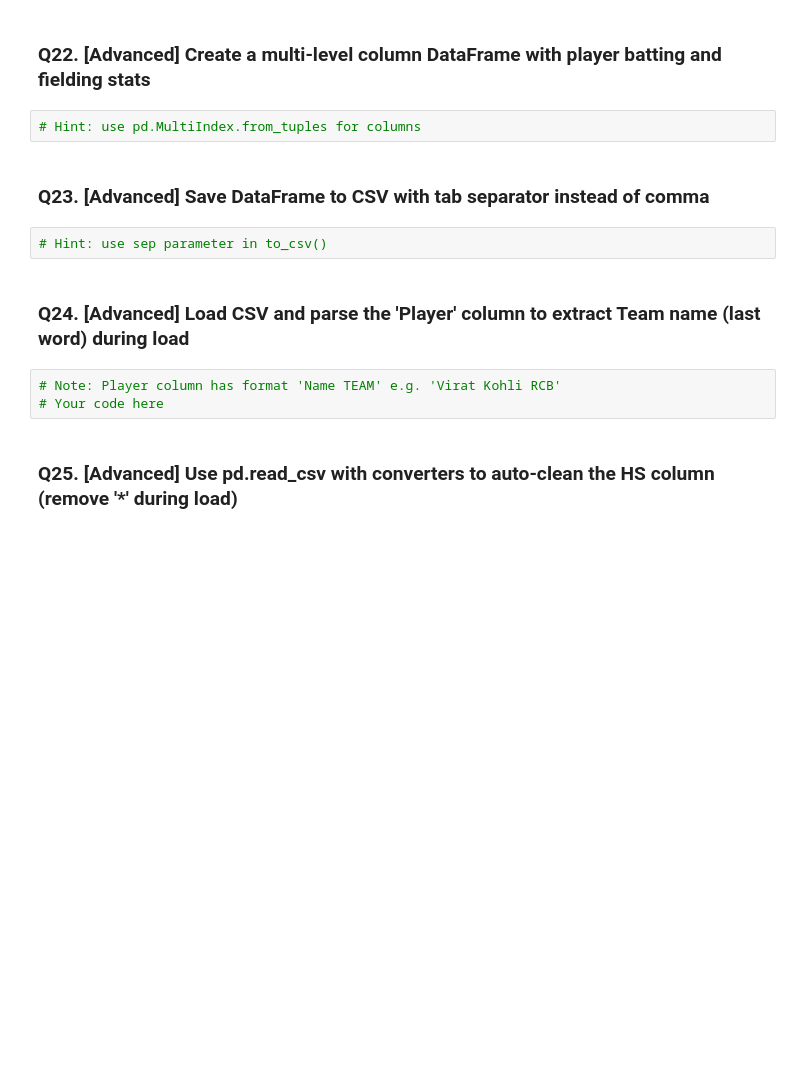
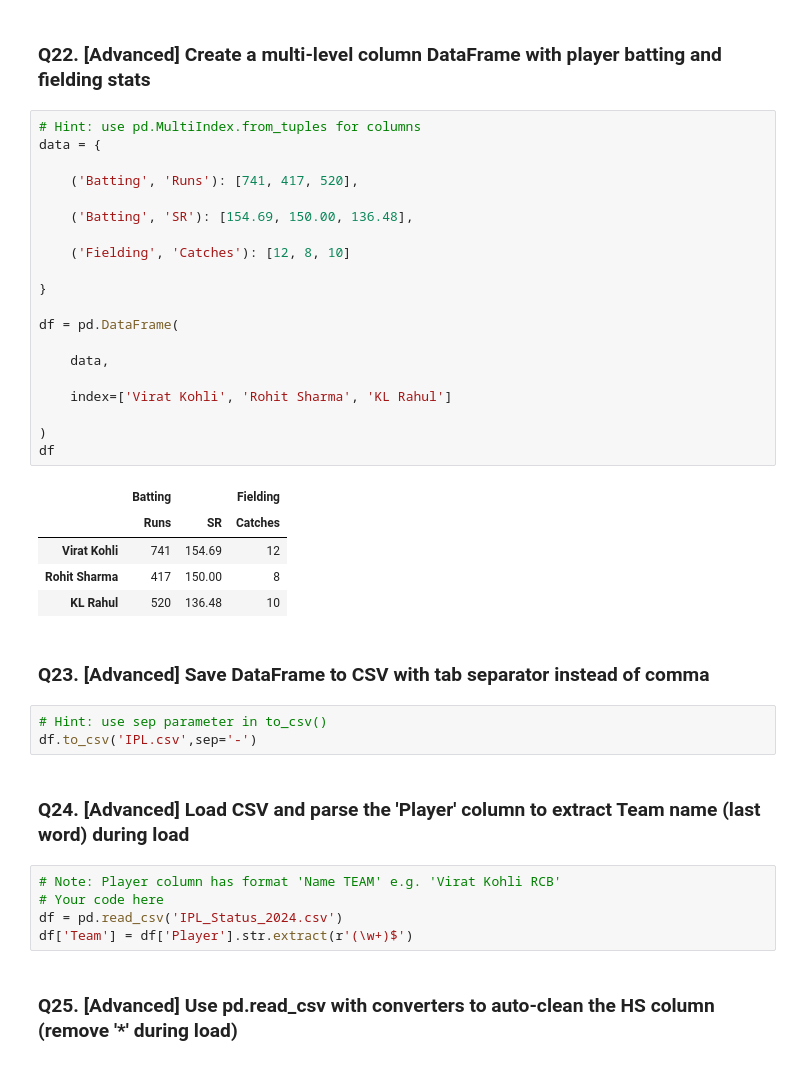
Before and after one commit to Harshit-kumar38/IPL-Dataset-Analysis-Pandas-, a Jupyter notebook: IPL_Pandas_Practice_275Q.ipynb, the cells around one changed output. Saved outputs shown, nothing was run; the diff lists cells and outputs as text; blank space fills up the shorter version.

```diff
--- a/IPL_Pandas_Practice_275Q.ipynb
+++ b/IPL_Pandas_Practice_275Q.ipynb
@@ -194,15 +313,42 @@ import json
 ### Q22. [Advanced] Create a multi-level column DataFrame with player batting and fielding stats
 # %%
 # Hint: use pd.MultiIndex.from_tuples for columns
+data = {
+
+    ('Batting', 'Runs'): [741, 417, 520],
+
+    ('Batting', 'SR'): [154.69, 150.00, 136.48],
+
+    ('Fielding', 'Catches'): [12, 8, 10]
+
+}
+
+df = pd.DataFrame(
+
+    data,
+
+    index=['Virat Kohli', 'Rohit Sharma', 'KL Rahul']
+
+)
+df
+# %% [output]
+|  | Batting |  | Fielding |
+|  | Runs | SR | Catches |
+| Virat Kohli | 741 | 154.69 | 12 |
+| Rohit Sharma | 417 | 150.00 | 8 |
+| KL Rahul | 520 | 136.48 | 10 |
 # %% [markdown]
 ### Q23. [Advanced] Save DataFrame to CSV with tab separator instead of comma
 # %%
 # Hint: use sep parameter in to_csv()
+df.to_csv('IPL.csv',sep='-')
 # %% [markdown]
 ### Q24. [Advanced] Load CSV and parse the 'Player' column to extract Team name (last word) during load
 # %%
 # Note: Player column has format 'Name TEAM' e.g. 'Virat Kohli RCB'
 # Your code here
+df = pd.read_csv('IPL_Status_2024.csv')
+df['Team'] = df['Player'].str.extract(r'(\w+)$')
 # %% [markdown]
 ### Q25. [Advanced] Use pd.read_csv with converters to auto-clean the HS column (remove '*' during load)
 # %%
```
Also changed, not shown: parts of 20 cells of this notebook.
